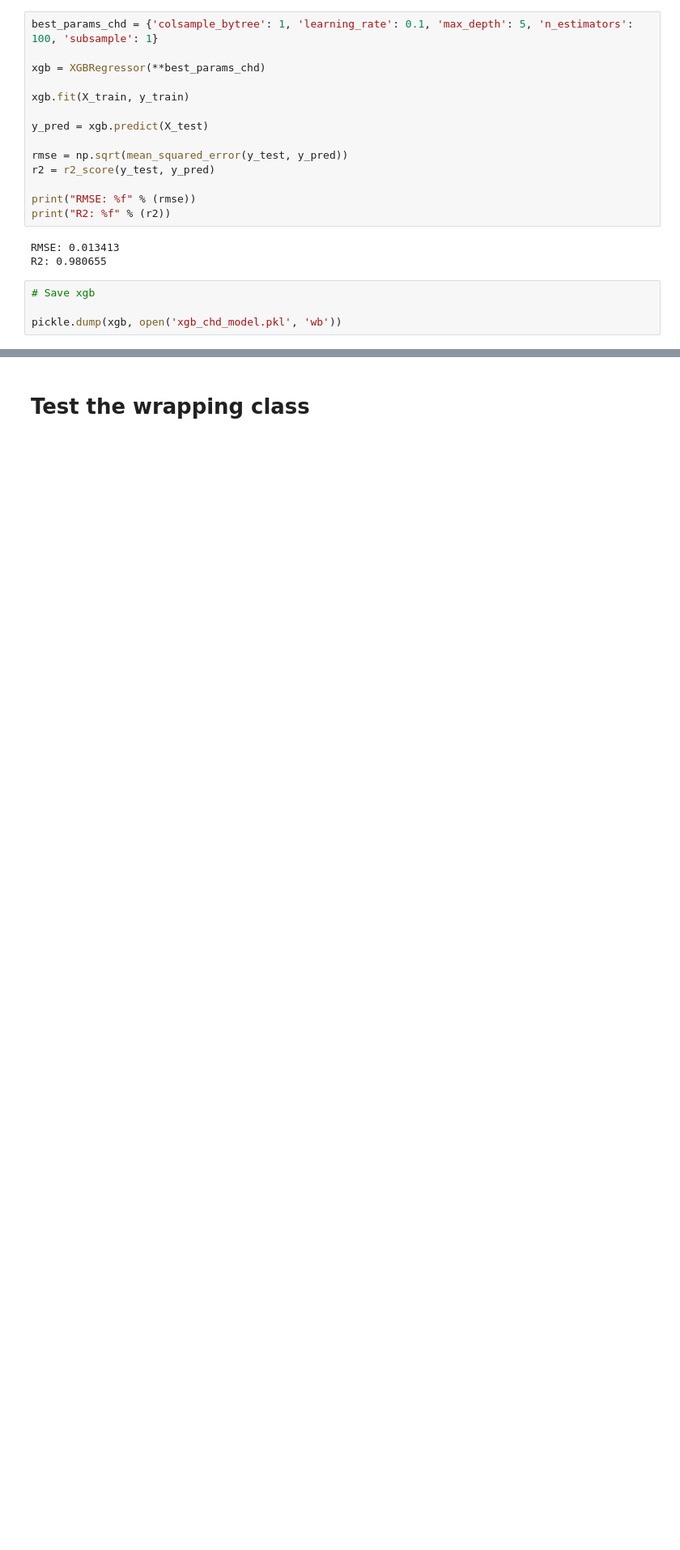
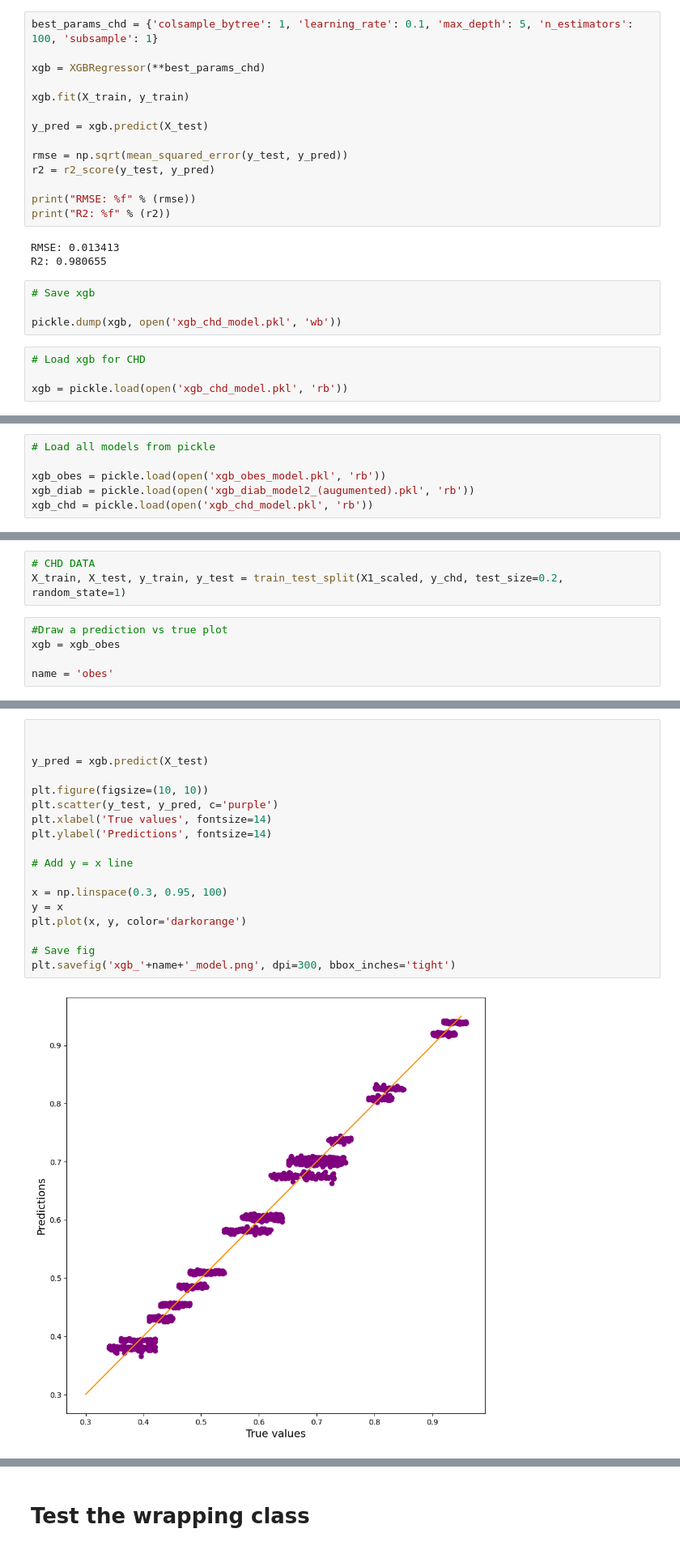
Before and after one commit to barthemius/mw-ml-study, a Jupyter notebook: Data Exploration.ipynb, the cells around one changed output, grey strips where cells are left out. Shown at 81% size. Cells and saved outputs as stored; diff of their text form; blank space fills up the shorter version.

```diff
--- a/Data Exploration.ipynb
+++ b/Data Exploration.ipynb
@@ -790,3 +791,7 @@ R2: 0.980655
 # Save xgb
 
 pickle.dump(xgb, open('xgb_chd_model.pkl', 'wb'))
+# %%
+# Load xgb for CHD
+
+xgb = pickle.load(open('xgb_chd_model.pkl', 'rb'))
@@ -792,0 +809,6 @@ pickle.dump(xgb, open('xgb_chd_model.pkl', 'wb'))
+# %%
+# Load all models from pickle
+
+xgb_obes = pickle.load(open('xgb_obes_model.pkl', 'rb'))
+xgb_diab = pickle.load(open('xgb_diab_model2_(augumented).pkl', 'rb'))
+xgb_chd = pickle.load(open('xgb_chd_model.pkl', 'rb'))
@@ -792,0 +839,8 @@ pickle.dump(xgb, open('xgb_chd_model.pkl', 'wb'))
+# %%
+# CHD DATA
+X_train, X_test, y_train, y_test = train_test_split(X1_scaled, y_chd, test_size=0.2, random_state=1)
+# %%
+#Draw a prediction vs true plot
+xgb = xgb_obes
+
+name = 'obes'
@@ -792,0 +853,20 @@ pickle.dump(xgb, open('xgb_chd_model.pkl', 'wb'))
+# %%
+
+
+y_pred = xgb.predict(X_test)
+
+plt.figure(figsize=(10, 10))
+plt.scatter(y_test, y_pred, c='purple')
+plt.xlabel('True values', fontsize=14)
+plt.ylabel('Predictions', fontsize=14)
+
+# Add y = x line
+
+x = np.linspace(0.3, 0.95, 100)
+y = x
+plt.plot(x, y, color='darkorange')
+
+# Save fig
+plt.savefig('xgb_'+name+'_model.png', dpi=300, bbox_inches='tight')
+# %% [output]
+[figure, added]
```
Also changed, not shown: parts of 12 cells of this notebook, 10 other files.
